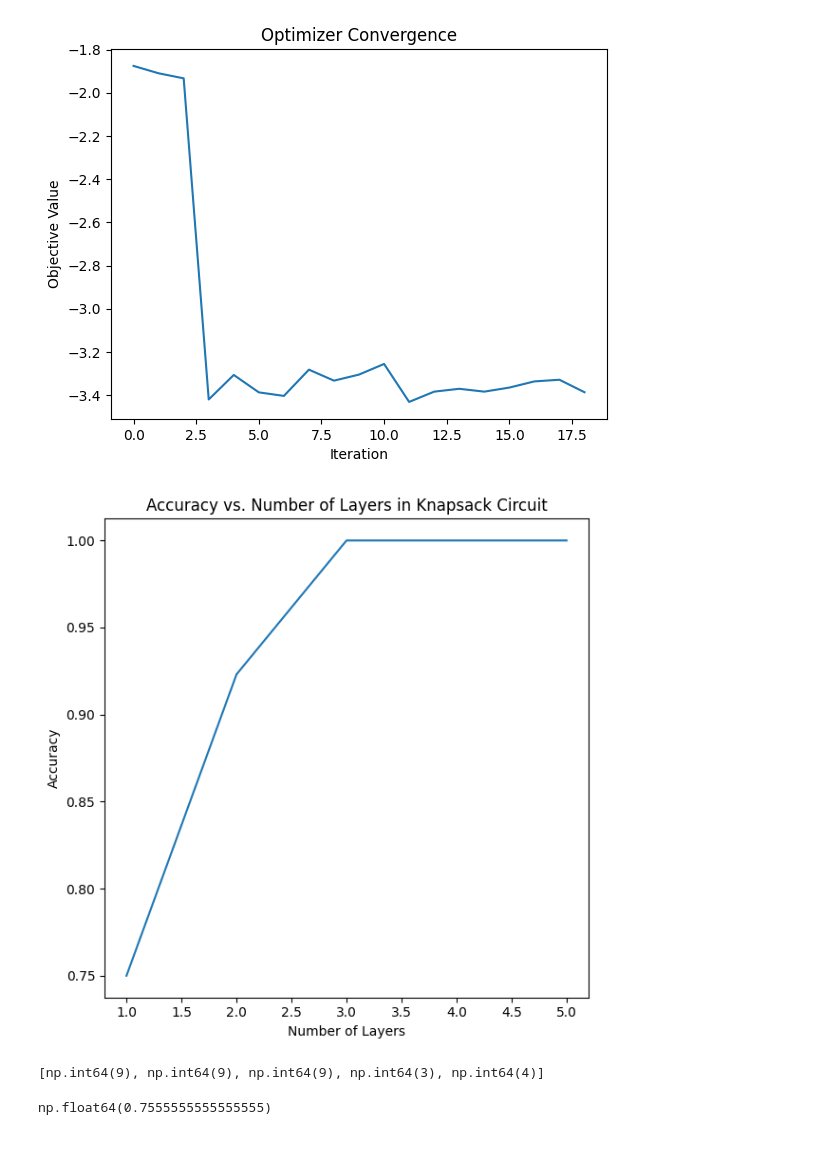
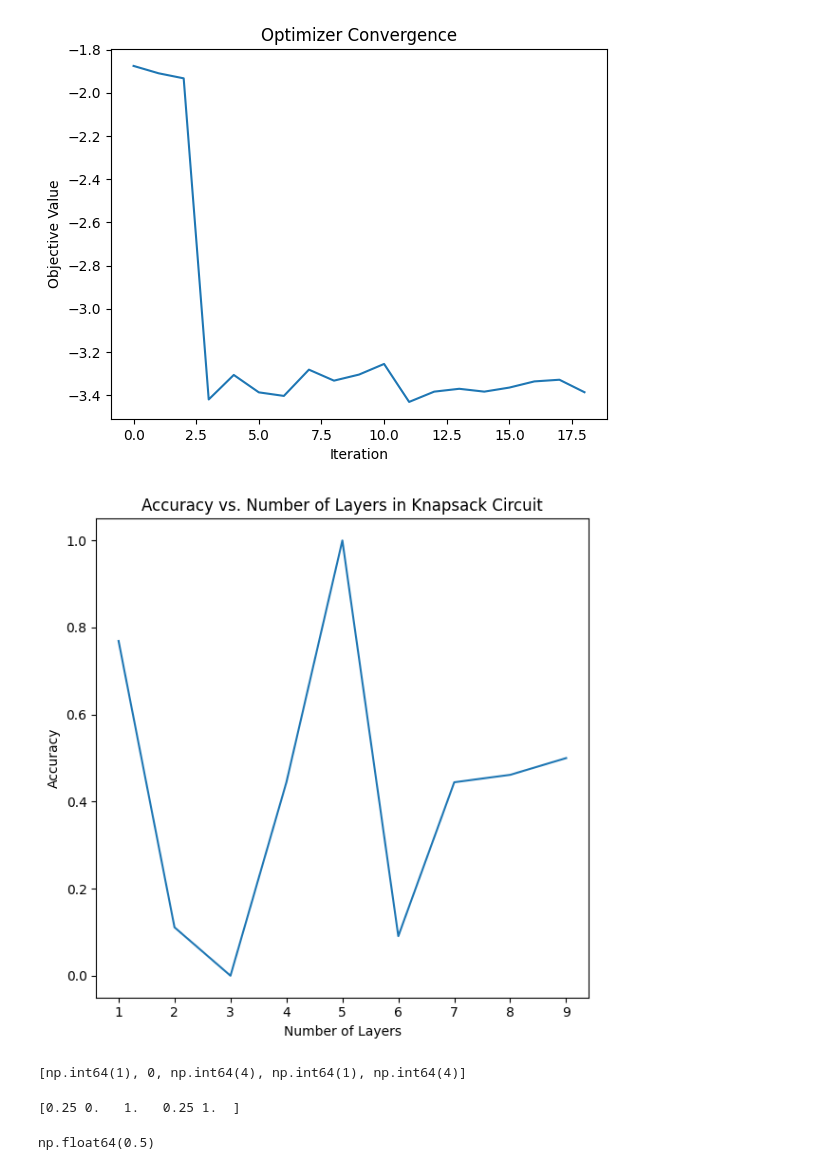
Before and after one commit to fabbasi25/knapsack-project, a Jupyter notebook: qaoa.ipynb, the cells around one changed output. Saved outputs shown, nothing was run; the diff lists cells and outputs as text; code cells hidden in the pictures.

Commit message:
more graphs

```diff
--- a/qaoa.ipynb
+++ b/qaoa.ipynb
@@ -128,8 +128,8 @@ def run_knapsack(weights, values, capacities, sampler, p=1):
 
     best_value = 0
     best_bitstring = None
-    for _ in range(5):
-        result = minimize(objective, x0=np.random.uniform(0, np.pi, 2*p), args=(weights, values, capacities, p, sampler, 4096), method='COBYLA', options={'maxiter': 500})
+    for _ in range(1):
+        result = minimize(objective, x0=np.random.uniform(0, np.pi, 2*p), args=(weights, values, capacities, p, sampler, 8192), method='COBYLA', options={'maxiter': 500})
 
         # now run with optimized params
         best_params = result.x
@@ -325,14 +325,16 @@ def callback(params):
     history.append(params.copy())
 
 for n in sizes:
-    weights = np.random.randint(1, 10, n)
-    values = np.random.randint(1, 10, n)
-    capacities = np.random.randint(1, 10, 1)
+    sum_history = 0
+    for _ in range(10):
+        weights = np.random.randint(1, 10, n)
+        values = np.random.randint(1, 10, n)
+        capacities = np.random.randint(1, 10, 1)
 
-    result = minimize(objective, x0=np.random.uniform(0, np.pi, 2*p), args=(weights, values, capacities, p, sampler, 4096), method='COBYLA', callback=callback, options={'maxiter': 500})
-
-    conv_steps.append(len(history))
-    history = []
+        result = minimize(objective, x0=np.random.uniform(0, np.pi, 2*p), args=(weights, values, capacities, p, sampler, 8192), method='COBYLA', callback=callback, options={'maxiter': 500})
+        sum_history += len(history)
+        history = []
+    conv_steps.append(sum_history/10)
 # %%
 plt.figure(figsize=(6, 6), layout="tight")
 plt.plot(sizes, conv_steps)
@@ -372,10 +374,10 @@ plt.show()
 cl_times = []
 q_times = []
 accuracy = []
-n = 5
-for p in [1, 2, 3, 4, 5]:
-    weights = np.random.randint(1, 10, n)
-    values = np.random.randint(1, 10, n)
+n = 8
+for p in range(1, 10):
+    weights = np.random.randint(1, 5, n)
+    values = np.random.randint(1, 5, n)
     capacities = np.random.randint(1, 10, 1)
 
     start_quantum = time.time()
@@ -389,26 +391,26 @@ for p in [1, 2, 3, 4, 5]:
     accuracy.append(qaoa_val / val if val != 0 else 1)
 # %%
 plt.figure(figsize=(6, 6), layout="tight")
-plt.plot([1, 2, 3, 4, 5], accuracy)
+plt.plot(range(1, 10), accuracy)
 plt.xlabel("Number of Layers")
 plt.ylabel(r"Accuracy")
 plt.title(r"Accuracy vs. Number of Layers in Knapsack Circuit")
 plt.show()
 # %% [output]
-[figure, old version]
+[figure, new version]
 # %%
 ## SENSITIVITY TO INITIAL CONDITIONS
 
 n = 7
-weights = np.random.randint(1, 10, n)
-values = np.random.randint(1, 10, n)
+weights = np.random.randint(1, 5, n)
+values = np.random.randint(1, 5, n)
 capacities = np.random.randint(1, 10, 1)
 
 best_value = 0
 best_bitstring = None
 results = []
 for _ in range(5):
-    result = minimize(objective, x0=np.random.uniform(0, np.pi, 2*p), args=(weights, values, capacities, p, sampler, 4096), method='COBYLA', options={'maxiter': 500})
+    result = minimize(objective, x0=np.random.uniform(0, np.pi, 2*p), args=(weights, values, capacities, p, sampler, 8192), method='COBYLA', options={'maxiter': 500})
 
     # now run with optimized params
     best_params = result.x
@@ -444,9 +446,11 @@ for _ in range(5):
 
 print(results)
 # %% [output]
-[np.int64(9), np.int64(9), np.int64(9), np.int64(3), np.int64(4)]
+[np.int64(1), 0, np.int64(4), np.int64(1), np.int64(4)]
 # %%
-accuracy = np.array(results)/9
+accuracy = np.array(results)/brute_force_multiknapsack(weights, values, capacities)[1]
+print(accuracy)
 accuracy.mean()
 # %% [output]
-np.float64(0.7555555555555555)
+[0.25 0.   1.   0.25 1.  ]
+np.float64(0.5)
```
Also changed, not shown: parts of 3 cells of this notebook.
